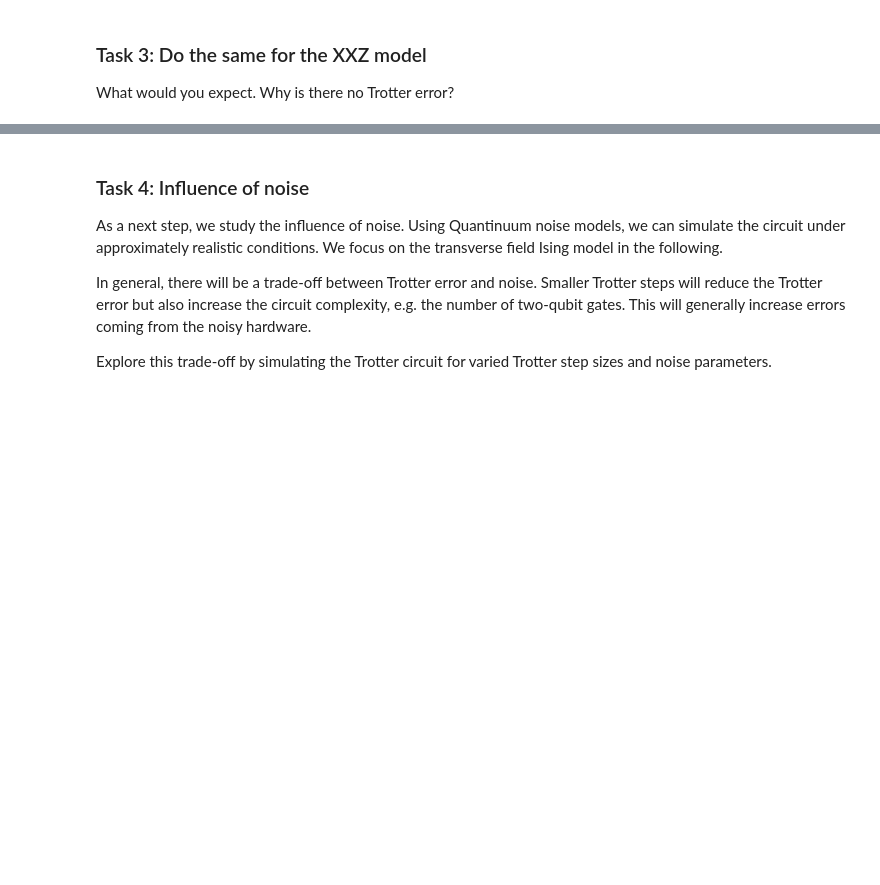
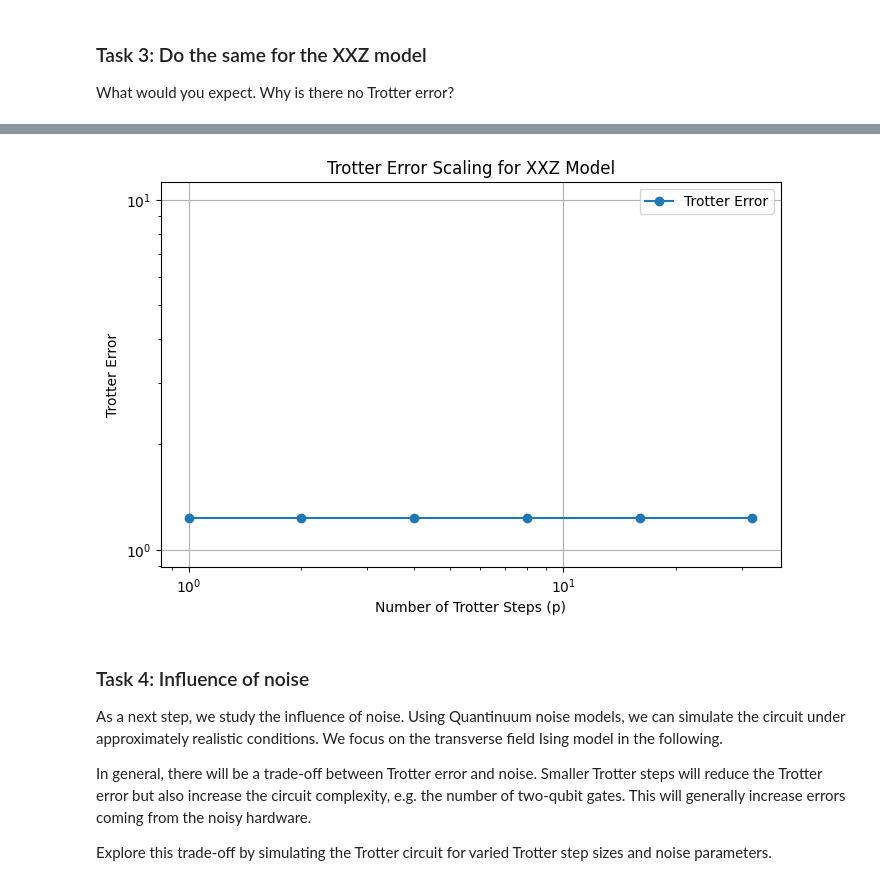
Before and after one commit to SiruLee/2025-Quantinuum, a Jupyter notebook: notebooks/hamiltonian_simulation.ipynb, the cells around one changed output, grey strips where cells are left out. Drawn from its saved outputs; the diff is of its cells as text; code cells hidden in the pictures; blank space fills up the shorter version.

```diff
--- a/notebooks/hamiltonian_simulation.ipynb
+++ b/notebooks/hamiltonian_simulation.ipynb
@@ -469,0 +535,54 @@ What would you expect. Why is there no Trotter error?
+# %%
+from pytket.extensions.qiskit import AerStateBackend
+
+def simulate_trotter_pytket(circuit):
+    sv_backend = AerStateBackend()
+    compiledcirc = sv_backend.get_compiled_circuit(circuit)
+
+    result = sv_backend.run_circuit(compiledcirc)
+    statevector = result.get_state()
+    return statevector
+
+
+def trotter_error(state_exact, state_trotter):
+    """Computes the Trotter error as the Euclidean distance between statevectors."""
+    return np.linalg.norm(state_exact - state_trotter)
+# %%
+import matplotlib.pyplot as plt
+
+N = 4  # Number of qubits
+delta = 1.0
+t = 6000
+steps = [1, 2, 4, 8, 16, 32]  # Different numbers of Trotter steps
+
+errors = []
+for p in steps:
+    # Generate first-order Trotterized circuit
+    first_order_trott = Circuit(N, name="XXZ")
+    for j in range(p):
+        for k in range(N - 1):
+            first_order_trott.add_gate(build_Rx_evol(1 / p), [k, k + 1])
+            first_order_trott.add_gate(build_Ry_evol(1 / p), [k, k + 1])
+            first_order_trott.add_gate(build_Rz_evol(delta / p), [k, k + 1])
+    draw(first_order_trott)
+
+    # Get final state from pytket simulation
+    state_trotter = simulate_trotter_pytket(first_order_trott)
+
+    # Get exact state
+    state_exact = get_exact_state(N, delta, t)
+
+    # Compute error
+    error = trotter_error(state_exact, state_trotter)
+    errors.append(error)
+
+# Plot double-log scale
+plt.figure(figsize=(8, 5))
+plt.loglog(steps, errors, marker='o', label="Trotter Error")
+plt.xlabel("Number of Trotter Steps (p)")
+plt.ylabel("Trotter Error")
+plt.title("Trotter Error Scaling for XXZ Model")
+plt.legend()
+plt.grid()
+plt.show()
+# %% [output]
@@ -470,3 +595,4 @@ What would you expect. Why is there no Trotter error?
+[figure, added]
 # %% [markdown]
 ### Task 4: Influence of noise
 
```
Also changed, not shown: parts of 7 cells of this notebook.
